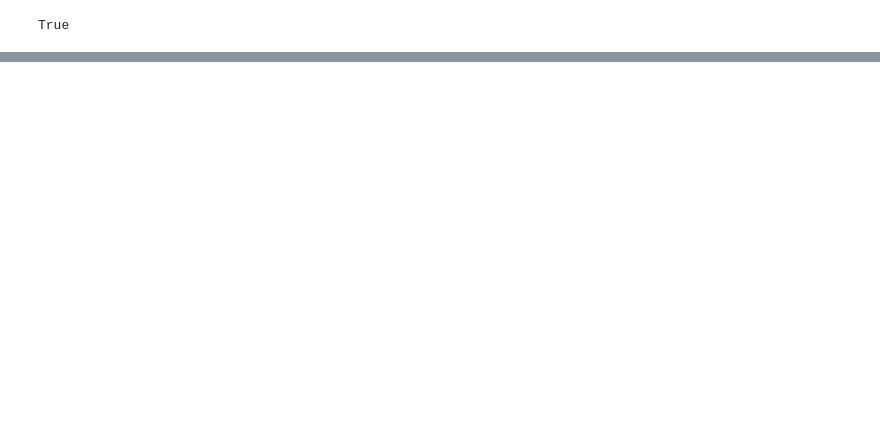
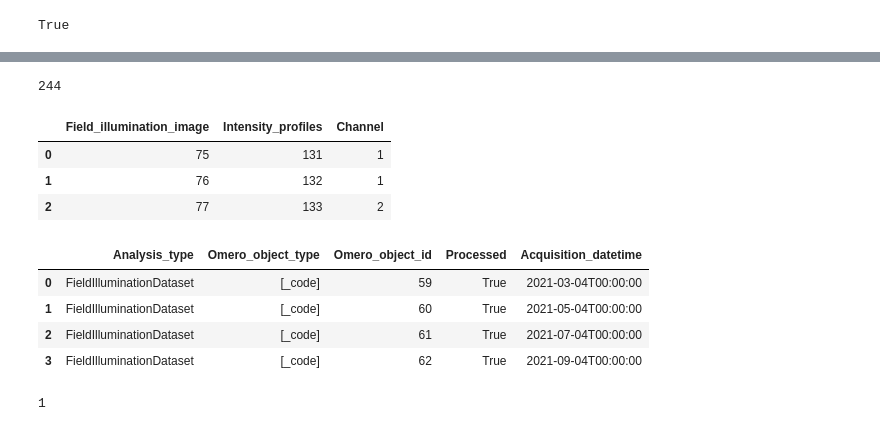
Before and after one commit to juliomateoslangerak/omero-metrics, a Jupyter notebook: omero_metrics/tools/test.ipynb, the cells around one changed output, grey strips where cells are left out. Cells and saved outputs as stored; diff of their text form; code cells hidden in the pictures; blank space fills up the shorter version.

Commit message:
using interanal data from a yaml file to populate the graphs.

```diff
--- a/omero_metrics/tools/test.ipynb
+++ b/omero_metrics/tools/test.ipynb
@@ -329,0 +257,2 @@ ImportError: attempted relative import with no known parent package
+# %%
+df = df_X.copy()
@@ -329,0 +330,2 @@ ImportError: attempted relative import with no known parent package
+# %%
+coll = load_project(conn, 1)
@@ -329,0 +357,10 @@ ImportError: attempted relative import with no known parent package
+# %%
+def get_project_data(collections: mm_schema.MetricsDatasetCollection) -> pd.DataFrame:
+    data = []
+    for dataset in collections.datasets:
+        data.append([dataset.__class__.__name__, dataset.data_reference.omero_object_type, dataset.data_reference.omero_object_id, dataset.processed, dataset.acquisition_datetime])
+    df = pd.DataFrame(data, columns=["Analysis_type", "Omero_object_type", "Omero_object_id", "Processed", "Acquisition_datetime"])
+    return df
+# %%
+df = get_project_data(coll)
+df['Omero_object_type'][0]
@@ -329,0 +471,19 @@ ImportError: attempted relative import with no known parent package
+# %%
+conn.getObject('FileAnnotation', 131).getFile().getId()
+# %% [output]
+244
+# %%
+b1
+# %% [output]
+|  | Field_illumination_image | Intensity_profiles | Channel |
+| 0 | 75 | 131 | 1 |
+| 1 | 76 | 132 | 1 |
+| 2 | 77 | 133 | 2 |
+# %%
+df
+# %% [output]
+|  | Analysis_type | Omero_object_type | Omero_object_id | Processed | Acquisition_datetime |
+| 0 | FieldIlluminationDataset | [_code] | 59 | True | 2021-03-04T00:00:00 |
+| 1 | FieldIlluminationDataset | [_code] | 60 | True | 2021-05-04T00:00:00 |
+| 2 | FieldIlluminationDataset | [_code] | 61 | True | 2021-07-04T00:00:00 |
+| 3 | FieldIlluminationDataset | [_code] | 62 | True | 2021-09-04T00:00:00 |
@@ -329,0 +492,4 @@ ImportError: attempted relative import with no known parent package
+# %%
+project_id
+# %% [output]
+1
```
Also changed, not shown: parts of 88 cells of this notebook, 17 other files.
